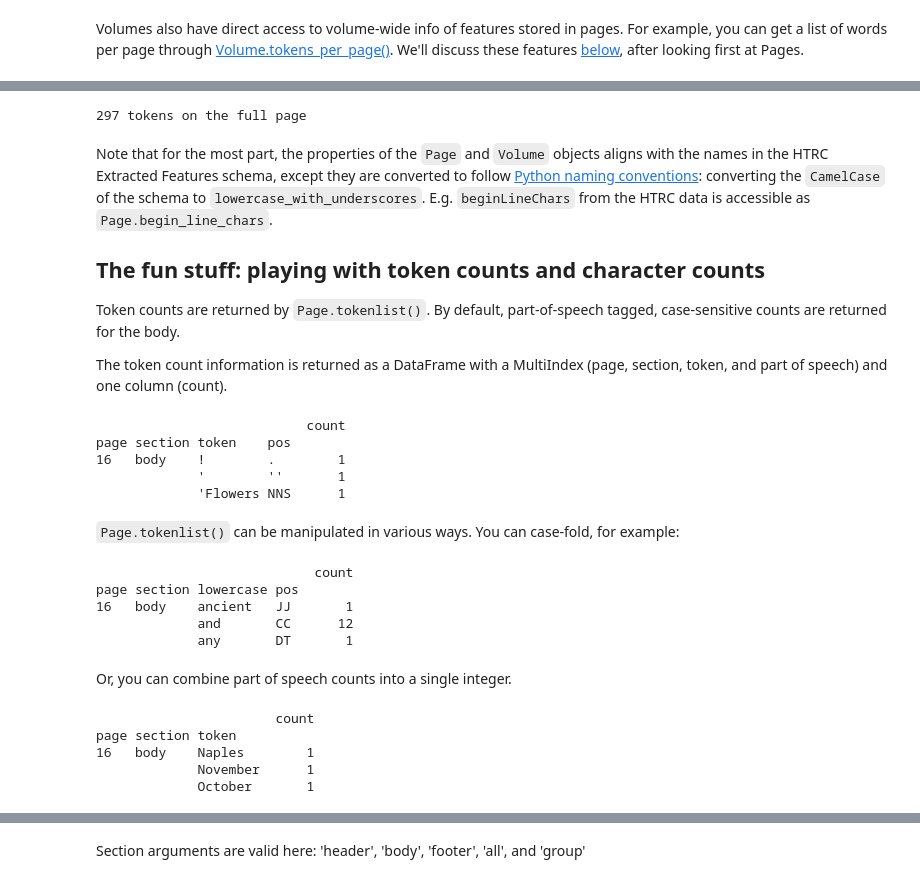
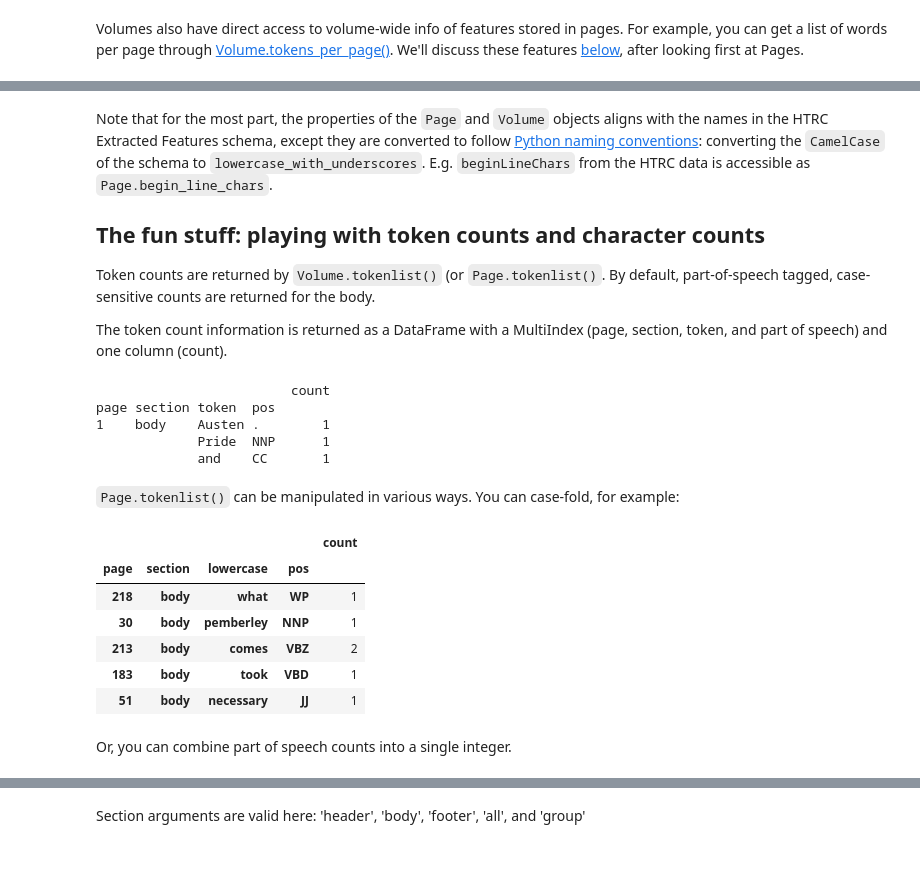
Before and after one commit to htrc/htrc-feature-reader, a Jupyter notebook: README.ipynb, the cells around one changed output, grey strips where cells are left out. Cells and saved outputs as stored; diff of their text form; code cells hidden in the pictures.

```diff
--- a/README.ipynb
+++ b/README.ipynb
@@ -185,45 +134,31 @@ There are also two special arguments that can be given to `section`: `"all"` and
-# %%
-print("%s tokens on the full page" % (page.token_count(section='group')))
-assert(page.token_count(section='group') == (page.token_count(section='header') +
-                                             page.token_count(section='body') +
-                                             page.token_count(section='footer')))
-# %% [output]
-297 tokens on the full page
 # %% [markdown]
 Note that for the most part, the properties of the `Page` and `Volume` objects aligns with the names in the HTRC Extracted Features schema, except they are converted to follow [Python naming conventions](https://google.github.io/styleguide/pyguide.html?showone=Naming#Naming): converting the `CamelCase` of the schema to `lowercase_with_underscores`. E.g. `beginLineChars` from the HTRC data is accessible as `Page.begin_line_chars`.
 
 ## The fun stuff: playing with token counts and character counts
 
-Token counts are returned by `Page.tokenlist()`. By default, part-of-speech tagged, case-sensitive counts are returned for the body.
+Token counts are returned by `Volume.tokenlist()` (or `Page.tokenlist()`. By default, part-of-speech tagged, case-sensitive counts are returned for the body.
 
 The token count information is returned as a DataFrame with a MultiIndex (page, section, token, and part of speech) and one column (count).
 # %%
-print(page.tokenlist()[:3])
+print(vol.tokenlist()[:3])
 # %% [output]
-                           count
-page section token    pos
-16   body    !        .        1
-             '        ''       1
-             'Flowers NNS      1
+                         count
+page section token  pos
+1    body    Austen .        1
+             Pride  NNP      1
+             and    CC       1
 # %% [markdown]
 `Page.tokenlist()` can be manipulated in various ways. You can case-fold, for example:
-# %%
-df = page.tokenlist(case=False)
-print(df[15:18])
-# %% [output]
-                            count
-page section lowercase pos
-16   body    ancient   JJ       1
-             and       CC      12
-             any       DT       1
+# %%
+tl = vol.tokenlist(case=False)
+tl.sample(5)
+# %% [output]
+|  |  |  |  | count |
+| page | section | lowercase | pos |  |
+| 218 | body | what | WP | 1 |
+| 30 | body | pemberley | NNP | 1 |
+| 213 | body | comes | VBZ | 2 |
+| 183 | body | took | VBD | 1 |
+| 51 | body | necessary | JJ | 1 |
 # %% [markdown]
 Or, you can combine part of speech counts into a single integer.
-# %%
-df = page.tokenlist(pos=False)
-print(df[15:18])
-# %% [output]
-                       count
-page section token
-16   body    Naples        1
-             November      1
-             October       1
```
Also changed, not shown: parts of 58 cells of this notebook, 1 other file.
